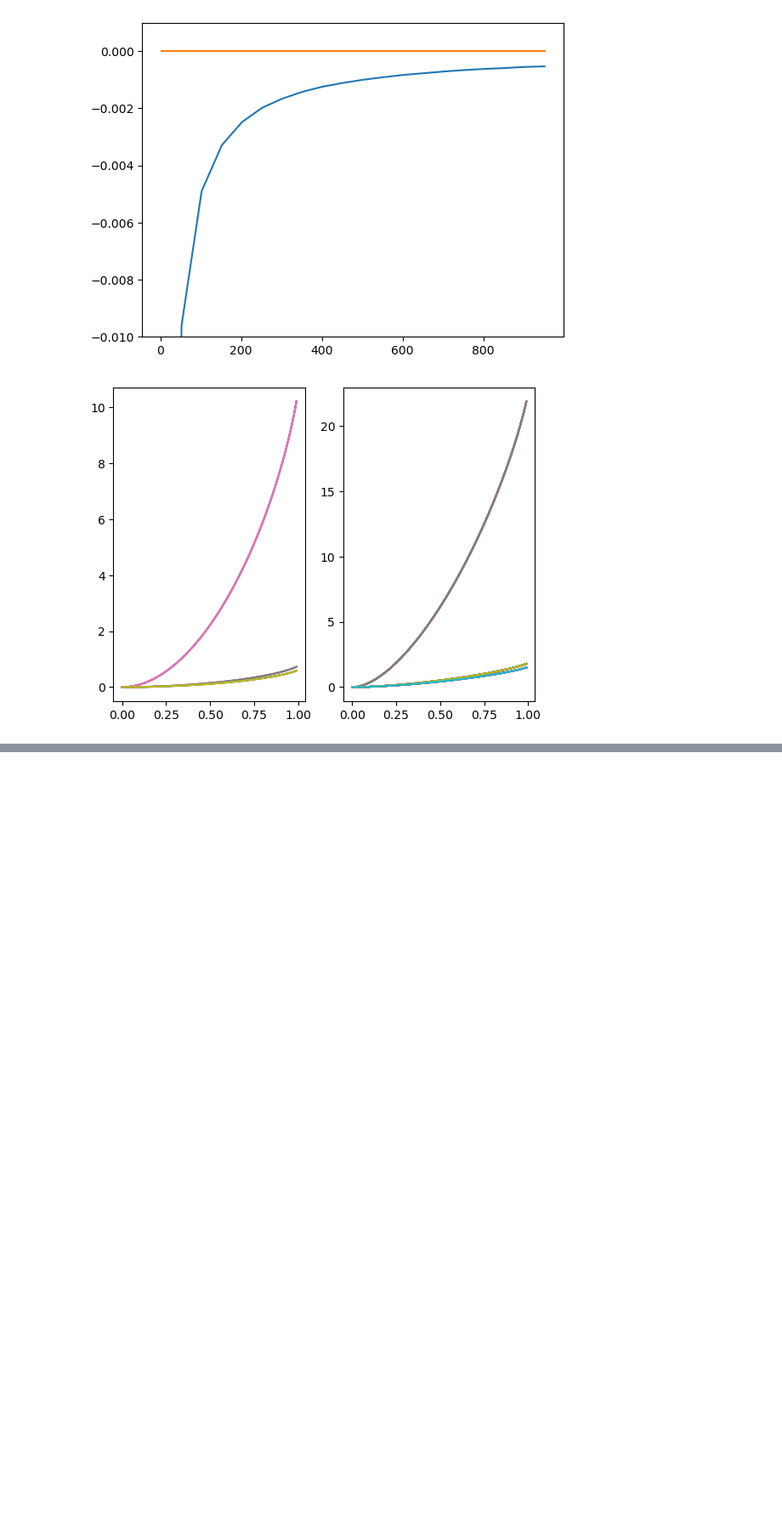
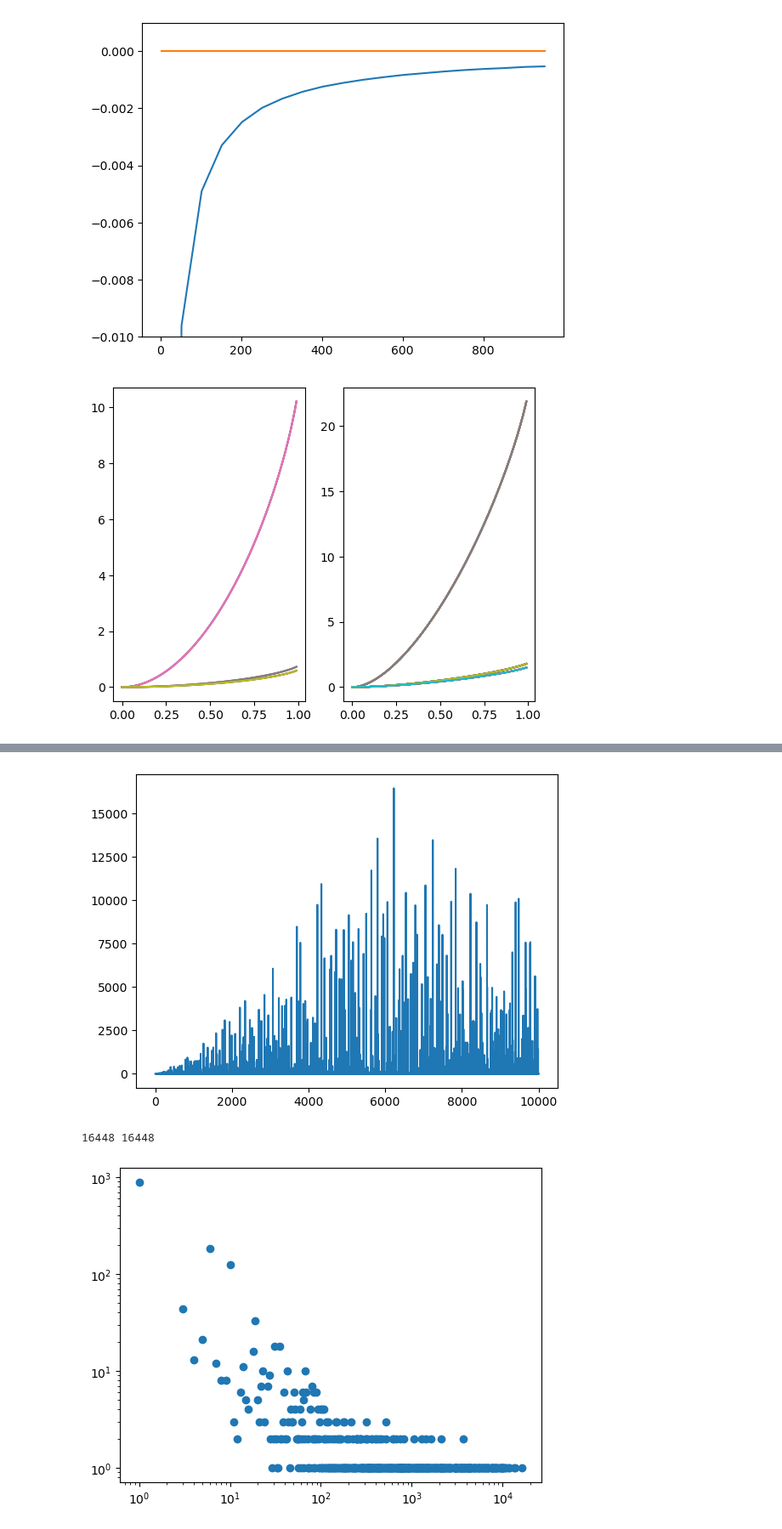
Before and after one commit to SSBNS/Complex_physics_SSBNS, a Jupyter notebook: Exercises.ipynb, the cells around one changed output, grey strips where cells are left out. Shown: that part at 85% size. Drawn from its saved outputs; the diff is of its cells as text; code cells hidden in the pictures; blank space fills up the shorter version.

Commit message:
Sandpile+evolution start

```diff
--- a/Exercises.ipynb
+++ b/Exercises.ipynb
@@ -316,0 +348,19 @@ plt.imshow(array_list,aspect="auto",interpolation="none")
+# %%
+n_max = 10000
+N = 50
+sizes = sandpile(N,n_max)
+# %%
+sizes = np.array(sizes)
+plt.plot(np.arange(len(sizes)),sizes)
+plt.show()
+
+sizes_range = np.arange(1,np.max(sizes)+1)
+sizes_bins = np.bincount(sizes)[1:]
+print(len(sizes_range),len(sizes_bins))
+plt.scatter(sizes_range,sizes_bins)
+plt.loglog()
+plt.show()
+# %% [output]
+[figure, added]
+16448 16448
+[figure, added]
```
Also changed, not shown: parts of 8 cells of this notebook, 3 other files.
